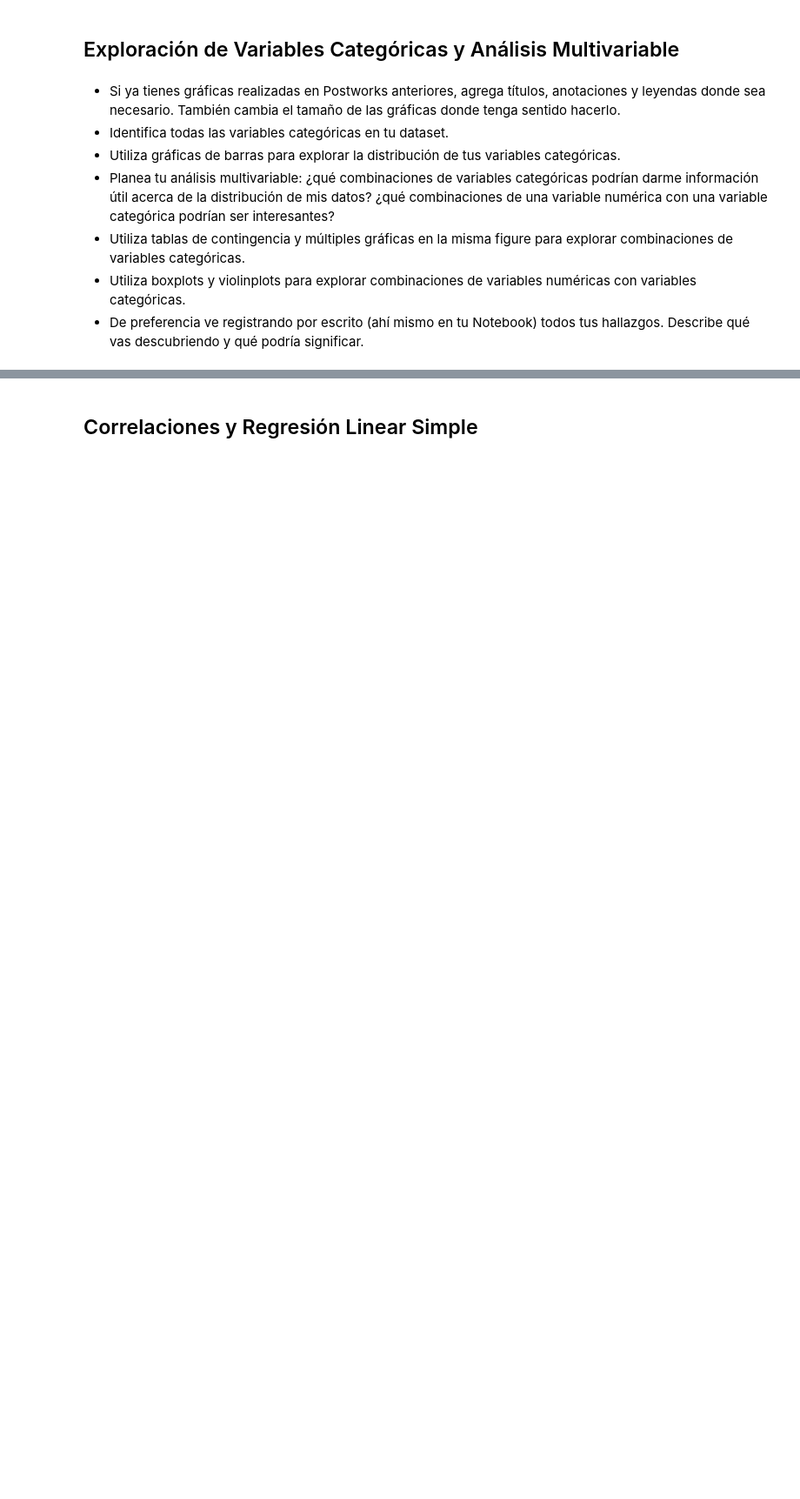
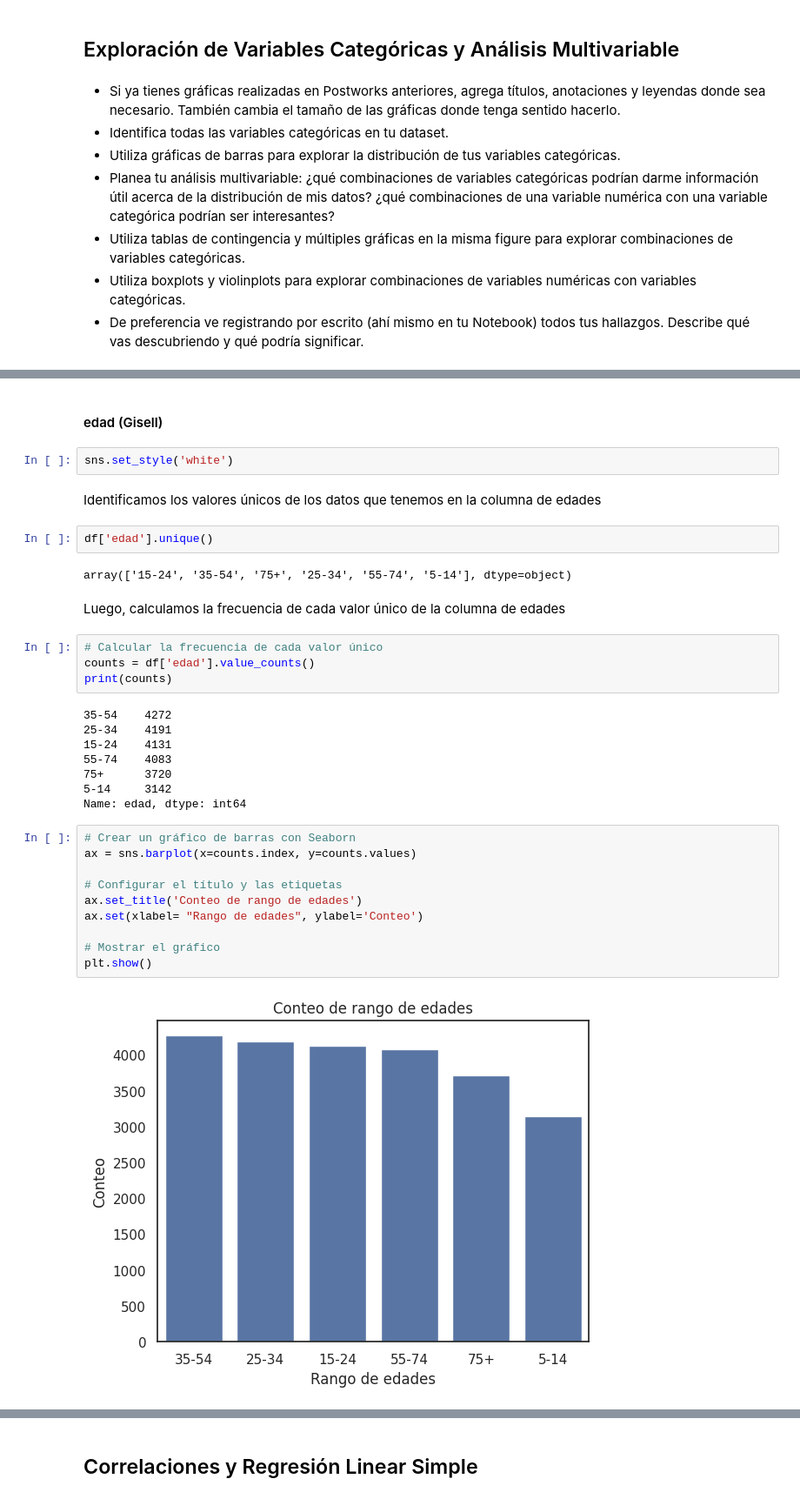
Before and after one commit to Gisellrom/ProyectoBEDU, a Jupyter notebook: Suicidios.ipynb, the cells around one changed output, grey strips where cells are left out. Shown at 87% size. Cells and saved outputs as stored; diff of their text form; blank space fills up the shorter version.

```diff
--- a/Suicidios.ipynb
+++ b/Suicidios.ipynb
@@ -761,0 +927,36 @@ Text(0.5, 1.0, 'PIB PER CAPITA')
+# %% [markdown]
+#### edad (Gisell)
+# %%
+sns.set_style('white')
+# %% [markdown]
+Identificamos los valores únicos de los datos que tenemos en la columna de edades
+# %%
+df['edad'].unique()
+# %% [output]
+array(['15-24', '35-54', '75+', '25-34', '55-74', '5-14'], dtype=object)
+# %% [markdown]
+Luego, calculamos la frecuencia de cada valor único de la columna de edades
+# %%
+# Calcular la frecuencia de cada valor único
+counts = df['edad'].value_counts()
+print(counts)
+# %% [output]
+35-54    4272
+25-34    4191
+15-24    4131
+55-74    4083
+75+      3720
+5-14     3142
+Name: edad, dtype: int64
+# %%
+# Crear un gráfico de barras con Seaborn
+ax = sns.barplot(x=counts.index, y=counts.values)
+
+# Configurar el título y las etiquetas
+ax.set_title('Conteo de rango de edades')
+ax.set(xlabel= "Rango de edades", ylabel='Conteo')
+
+# Mostrar el gráfico
+plt.show()
+# %% [output]
+[figure, added]
```
Also changed, not shown: parts of 49 cells of this notebook.
